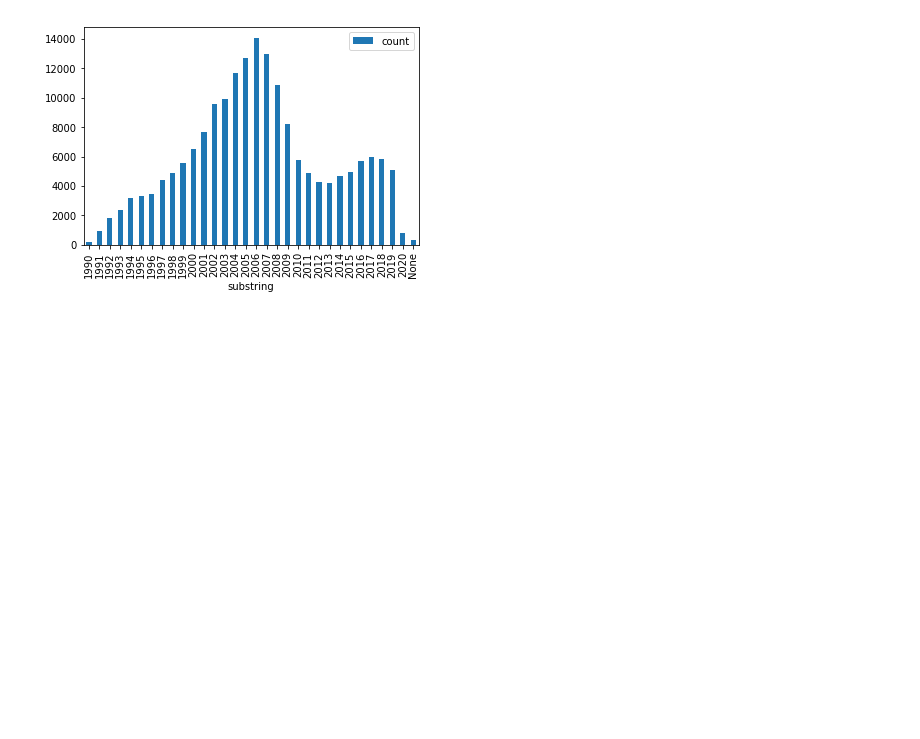
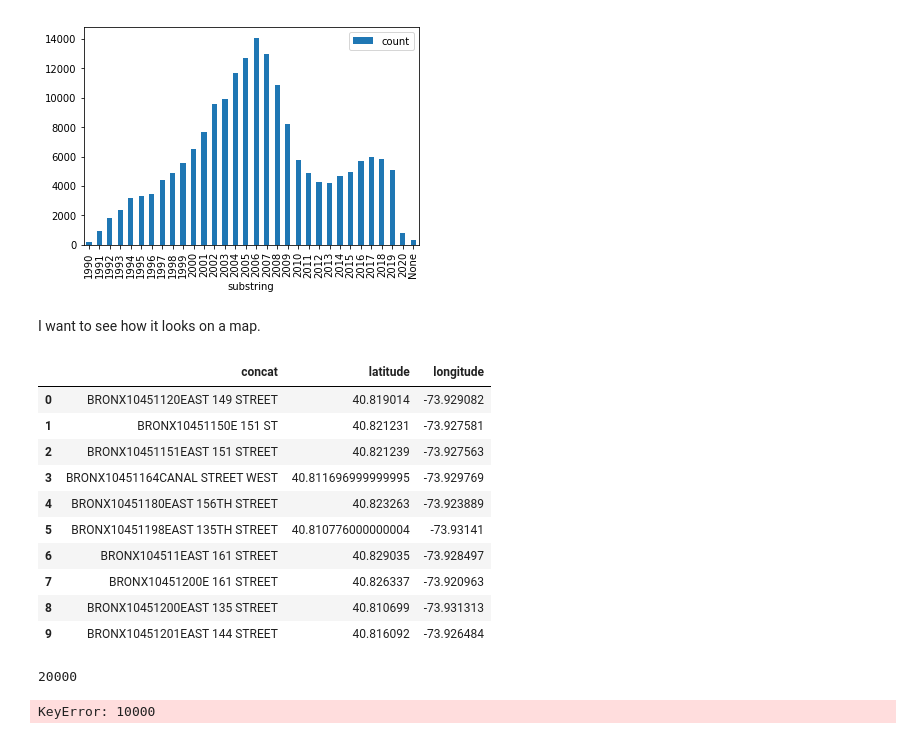
Before and after one commit to SofiaGodovykh/NYC_restaurants, a Jupyter notebook: data_exploration.ipynb, the cells around one changed output. Cells and saved outputs as stored; diff of their text form; code cells hidden in the pictures; blank space fills up the shorter version.

```diff
--- a/data_exploration.ipynb
+++ b/data_exploration.ipynb
@@ -170,3 +174,41 @@ df.plot(kind = 'bar', x = 'substring')
 31      None    295
 <matplotlib.axes._subplots.AxesSubplot at 0x...>
 [figure]
+# %% [markdown]
+I want to see how it looks on a map.
+# %%
+points = connection.execute('SELECT DISTINCT(CONCAT(borough, zipcode, house, streetname)), '
+                            'latitude, longitude FROM nyc WHERE permittype = \'NB\' AND '
+                            'latitude <> \'NULL\' AND longitude <> \'NULL\';')
+# %%
+df = DataFrame(points.fetchall())
+df.columns = points.keys()
+# %%
+df.head(10)
+# %% [output]
+|  | concat | latitude | longitude |
+| 0 | BRONX10451120EAST 149 STREET | 40.819014 | -73.929082 |
+| 1 | BRONX10451150E 151 ST | 40.821231 | -73.927581 |
+| 2 | BRONX10451151EAST 151 STREET | 40.821239 | -73.927563 |
+| 3 | BRONX10451164CANAL STREET WEST | 40.811696999999995 | -73.929769 |
+| 4 | BRONX10451180EAST 156TH STREET | 40.823263 | -73.923889 |
+| 5 | BRONX10451198EAST 135TH STREET | 40.810776000000004 | -73.93141 |
+| 6 | BRONX104511EAST 161 STREET | 40.829035 | -73.928497 |
+| 7 | BRONX10451200E 161 STREET | 40.826337 | -73.920963 |
+| 8 | BRONX10451200EAST 135 STREET | 40.810699 | -73.931313 |
+| 9 | BRONX10451201EAST 144 STREET | 40.816092 | -73.926484 |
+# %%
+subset = subset[['latitude', 'longitude']]
+print(subset.size)
+heat_data = []
+for i in range(0, subset.size):
+    heat_data.append([float(subset.loc[i, 'latitude']), float(subset.loc[i, 'longitude'])])
+
+
+heatmap = folium.Map(location=[40.730610, -73.935242],
+                    zoom_start = 13)
+HeatMap(heat_data).add_to(heatmap)
+heatmap
+# %% [output]
+20000
+KeyError: 10000
```
Also changed, not shown: parts of 5 cells of this notebook.
